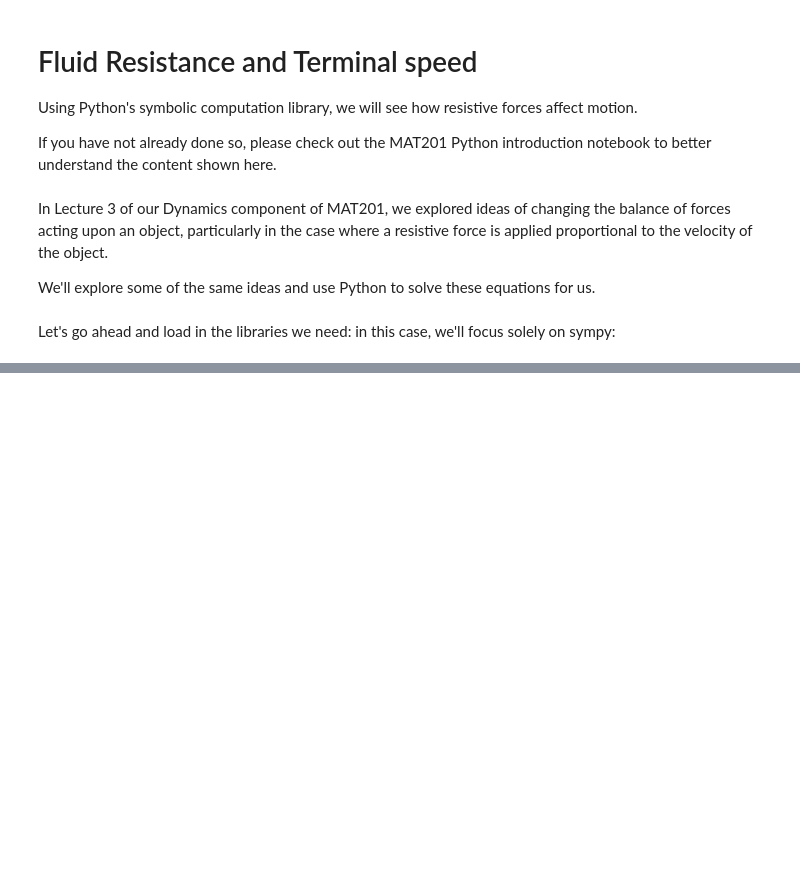
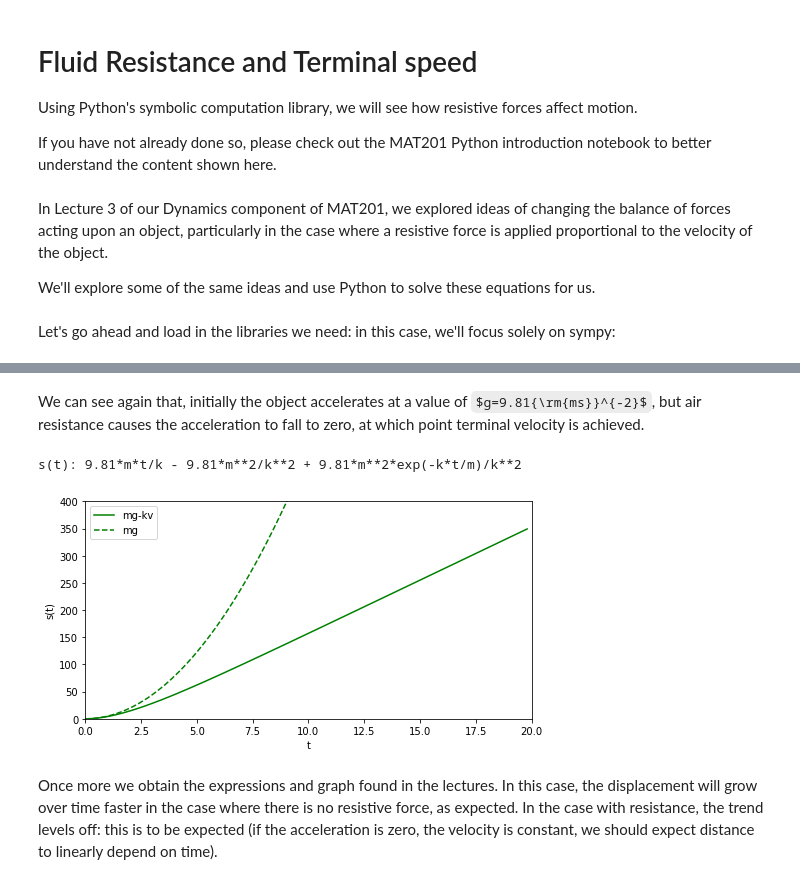
Before and after one commit to Abertay-University-SDI/MAT201_Python, a Jupyter notebook: MAT201_JT_airresistance.ipynb, the cells around one changed output, grey strips where cells are left out. Drawn from its saved outputs; the diff is of its cells as text; code cells hidden in the pictures; some formulas as TeX source; blank space fills up the shorter version.

Commit message:
updating air-resistance

```diff
--- a/MAT201_JT_airresistance.ipynb
+++ b/MAT201_JT_airresistance.ipynb
@@ -173,0 +145,26 @@ Try this for yourself: identify one or two completed tutorial questions or lectu
+# %% [markdown]
+We can see again that, initially the object accelerates at a value of $g=9.81{\rm{ms}}^{-2}$, but air resistance causes the acceleration to fall to zero, at which point terminal velocity is achieved.
+# %%
+soft = sym.integrate(voft[0],(t, 0, t))
+print("s(t):", sym.simplify(soft))
+soft2 = sym.integrate(voft2[0],(t, 0, t))
+func4 = lambdify(t, soft.subs({m: 2, k:1}),'numpy')
+func5 = lambdify(t, soft2.subs({m: 2, k:1}),'numpy')
+syvals = func4(xvals)
+syvals2 = func5(xvals)
+
+# make figure
+fig3 = plt.figure(figsize=(8,4))
+plt.plot(xvals,syvals,'g',label='mg-kv')
+plt.plot(xvals,syvals2,'g--',label='mg')
+plt.ylim([0, 400])
+plt.xlim([0,20])
+plt.xlabel("t")
+plt.ylabel("s(t)")
+plt.legend(loc='best')
+plt.show()
+# %% [output]
+s(t): 9.81*m*t/k - 9.81*m**2/k**2 + 9.81*m**2*exp(-k*t/m)/k**2
+[figure, added]
+# %% [markdown]
+Once more we obtain the expressions and graph found in the lectures. In this case, the displacement will grow over time faster in the case where there is no resistive force, as expected. In the case with resistance, the trend levels off: this is to be expected (if the acceleration is zero, the velocity is constant, we should expect distance to linearly depend on time).
```
Also changed, not shown: parts of 42 cells of this notebook.
